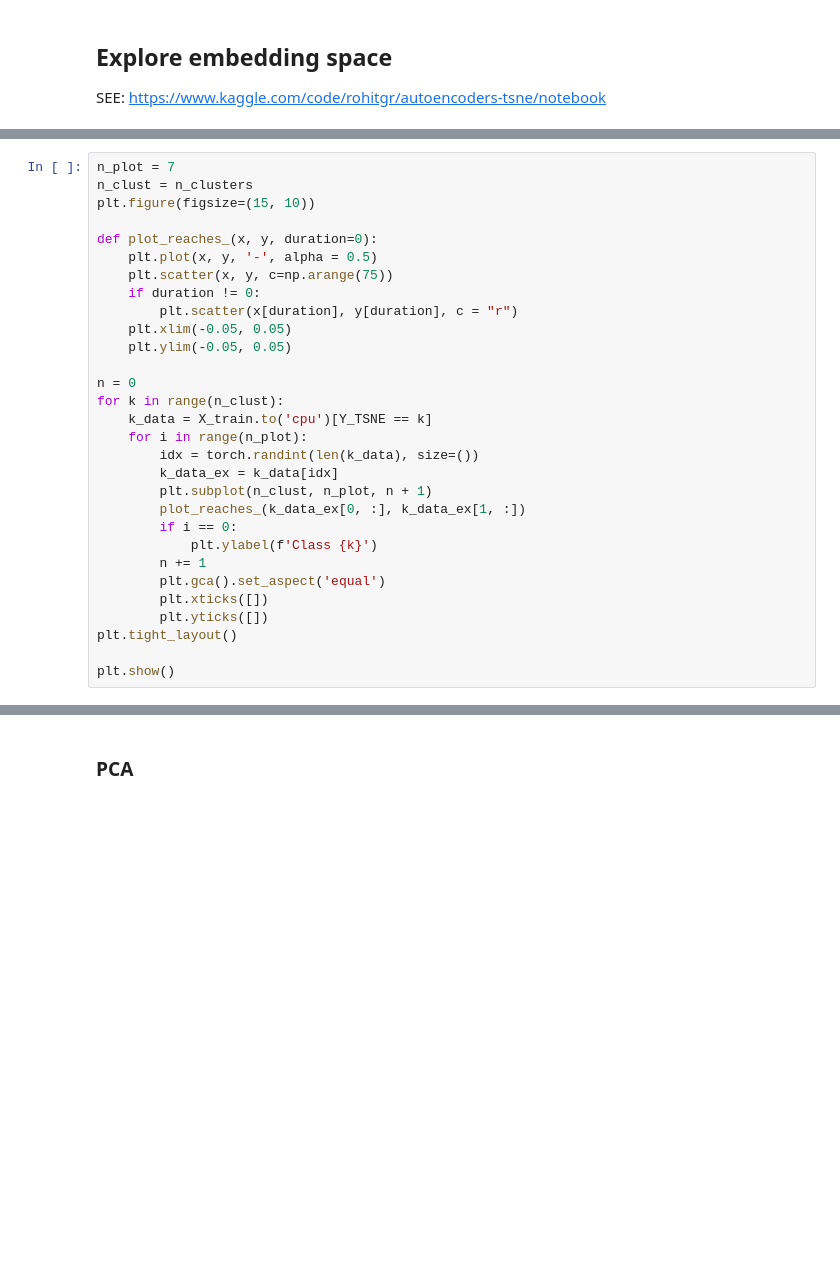
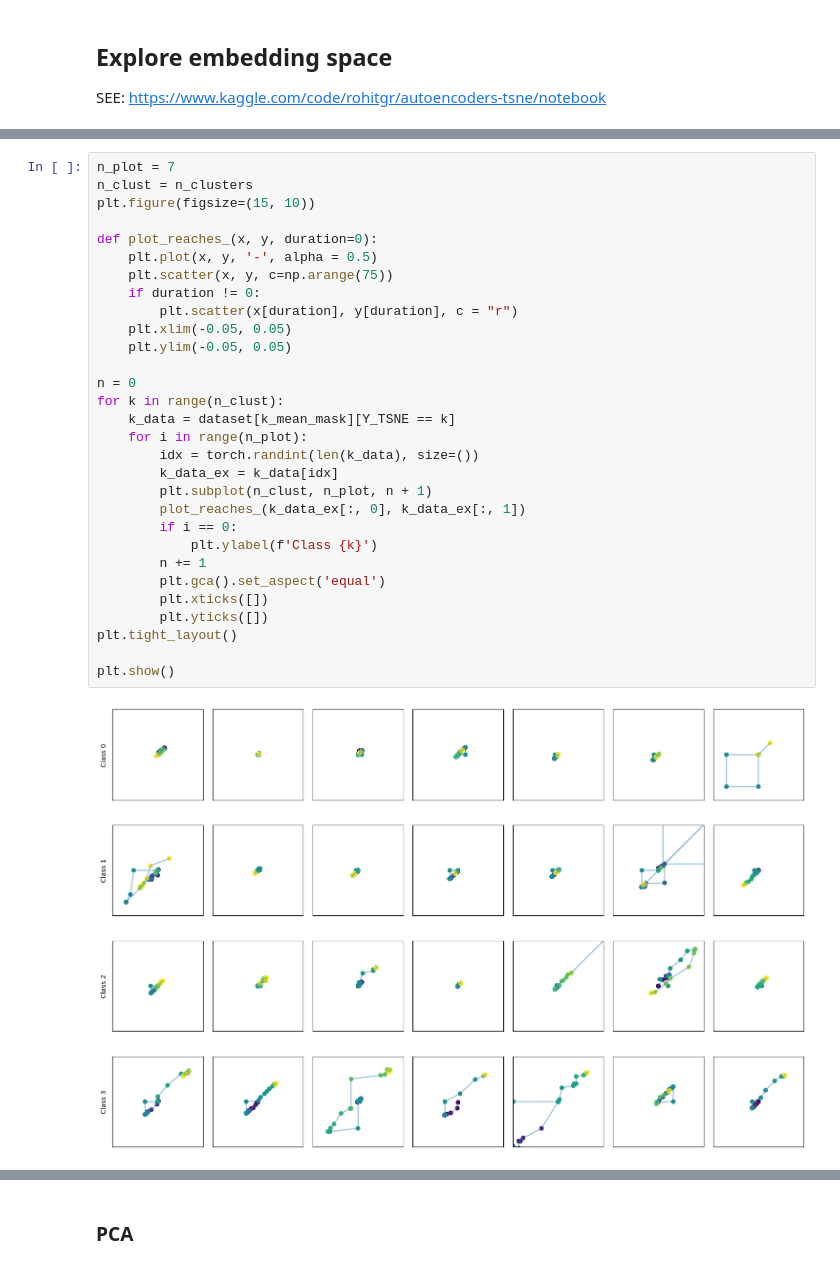
Before and after one commit to NevVerVer/Neuromatch_2022_EcoG_movements, a Jupyter notebook: models/lstm_model_training.ipynb, the cells around one changed output, grey strips where cells are left out. Saved outputs shown, nothing was run; the diff lists cells and outputs as text; blank space fills up the shorter version.

```diff
--- a/models/lstm_model_training.ipynb
+++ b/models/lstm_model_training.ipynb
@@ -272,33 +353,35 @@ plt.scatter(X_TSNE[:, 0], X_TSNE[:, 1], c = Y_TSNE)
 # %%
 n_plot = 7
 n_clust = n_clusters
 plt.figure(figsize=(15, 10))
 
 def plot_reaches_(x, y, duration=0):
     plt.plot(x, y, '-', alpha = 0.5)
     plt.scatter(x, y, c=np.arange(75))
     if duration != 0:
         plt.scatter(x[duration], y[duration], c = "r")
     plt.xlim(-0.05, 0.05)
     plt.ylim(-0.05, 0.05)
 
 n = 0
 for k in range(n_clust):
-    k_data = X_train.to('cpu')[Y_TSNE == k]
+    k_data = dataset[k_mean_mask][Y_TSNE == k]
     for i in range(n_plot):
         idx = torch.randint(len(k_data), size=())
         k_data_ex = k_data[idx]
         plt.subplot(n_clust, n_plot, n + 1)
-        plot_reaches_(k_data_ex[0, :], k_data_ex[1, :])
+        plot_reaches_(k_data_ex[:, 0], k_data_ex[:, 1])
         if i == 0:
             plt.ylabel(f'Class {k}')
         n += 1
         plt.gca().set_aspect('equal')
         plt.xticks([])
         plt.yticks([])
 plt.tight_layout()
 
 plt.show()
+# %% [output]
+[figure, added]
 # %%
 n_plot = 3
 n_clust = n_clusters
```
Also changed, not shown: parts of 15 cells of this notebook, 1 other file.
